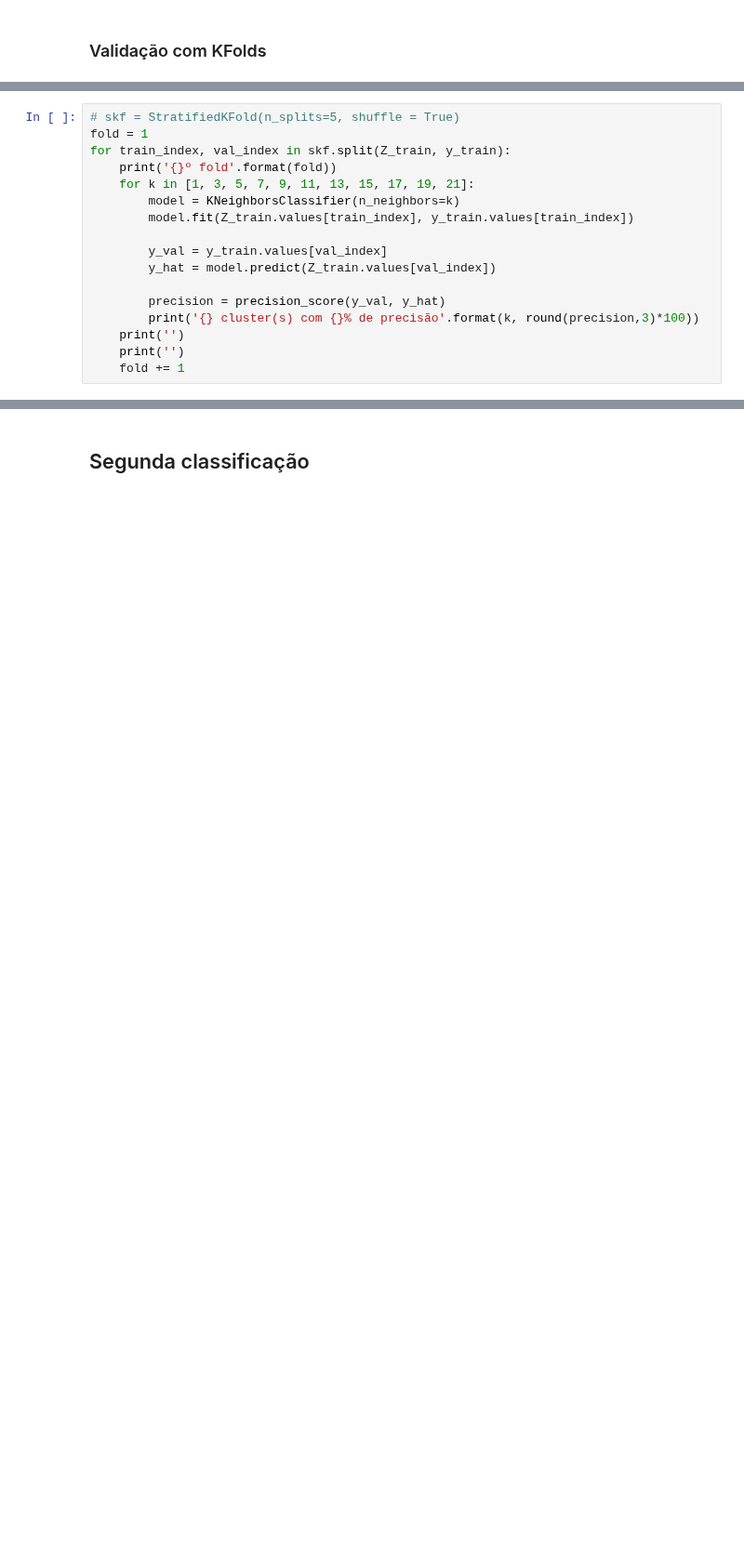
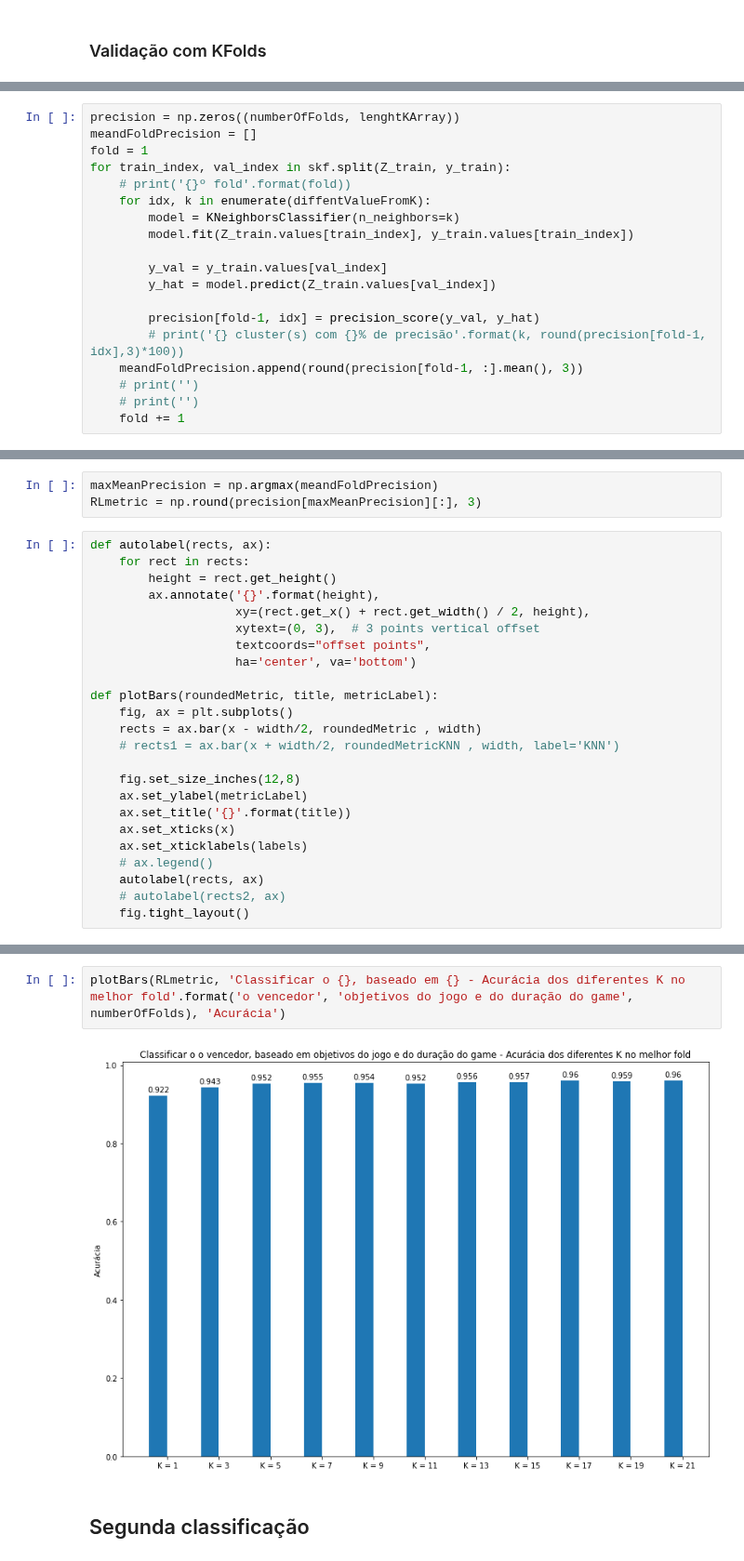
Before and after one commit to guilhermepoluc/league-of-legends-analysis-icd, a Jupyter notebook: classificacao.ipynb, the cells around one changed output, grey strips where cells are left out. Shown at 93% size. Drawn from its saved outputs; the diff is of its cells as text; blank space fills up the shorter version.

```diff
--- a/classificacao.ipynb
+++ b/classificacao.ipynb
@@ -91,17 +89,19 @@ skf = KFold(n_splits=numberOfFolds, shuffle = True)
 # %%
-# skf = StratifiedKFold(n_splits=5, shuffle = True)
+precision = np.zeros((numberOfFolds, lenghtKArray))
+meandFoldPrecision = []
 fold = 1
 for train_index, val_index in skf.split(Z_train, y_train):
-    print('{}º fold'.format(fold))
-    for k in [1, 3, 5, 7, 9, 11, 13, 15, 17, 19, 21]:
+    # print('{}º fold'.format(fold))
+    for idx, k in enumerate(diffentValueFromK):
         model = KNeighborsClassifier(n_neighbors=k)
         model.fit(Z_train.values[train_index], y_train.values[train_index])
 
         y_val = y_train.values[val_index]
         y_hat = model.predict(Z_train.values[val_index])
 
-        precision = precision_score(y_val, y_hat)
-        print('{} cluster(s) com {}% de precisão'.format(k, round(precision,3)*100))
-    print('')
-    print('')
+        precision[fold-1, idx] = precision_score(y_val, y_hat)
+        # print('{} cluster(s) com {}% de precisão'.format(k, round(precision[fold-1, idx],3)*100))
+    meandFoldPrecision.append(round(precision[fold-1, :].mean(), 3))
+    # print('')
+    # print('')
     fold += 1
@@ -125,0 +110,27 @@ for train_index, val_index in skf.split(Z_train, y_train):
+# %%
+maxMeanPrecision = np.argmax(meandFoldPrecision)
+RLmetric = np.round(precision[maxMeanPrecision][:], 3)
+# %%
+def autolabel(rects, ax):
+    for rect in rects:
+        height = rect.get_height()
+        ax.annotate('{}'.format(height),
+                    xy=(rect.get_x() + rect.get_width() / 2, height),
+                    xytext=(0, 3),  # 3 points vertical offset
+                    textcoords="offset points",
+                    ha='center', va='bottom')
+
+def plotBars(roundedMetric, title, metricLabel):
+    fig, ax = plt.subplots()
+    rects = ax.bar(x - width/2, roundedMetric , width)
+    # rects1 = ax.bar(x + width/2, roundedMetricKNN , width, label='KNN')
+
+    fig.set_size_inches(12,8)
+    ax.set_ylabel(metricLabel)
+    ax.set_title('{}'.format(title))
+    ax.set_xticks(x)
+    ax.set_xticklabels(labels)
+    # ax.legend()
+    autolabel(rects, ax)
+    # autolabel(rects2, ax)
+    fig.tight_layout()
@@ -126,3 +143,7 @@ for train_index, val_index in skf.split(Z_train, y_train):
+# %%
+plotBars(RLmetric, 'Classificar o {}, baseado em {} - Acurácia dos diferentes K no melhor fold'.format('o vencedor', 'objetivos do jogo e do duração do game', numberOfFolds), 'Acurácia')
+# %% [output]
+[figure, added]
 # %% [markdown]
 ## Segunda classificação
 # %% [markdown]
```
Also changed, not shown: parts of 17 cells of this notebook, 1 other file.
